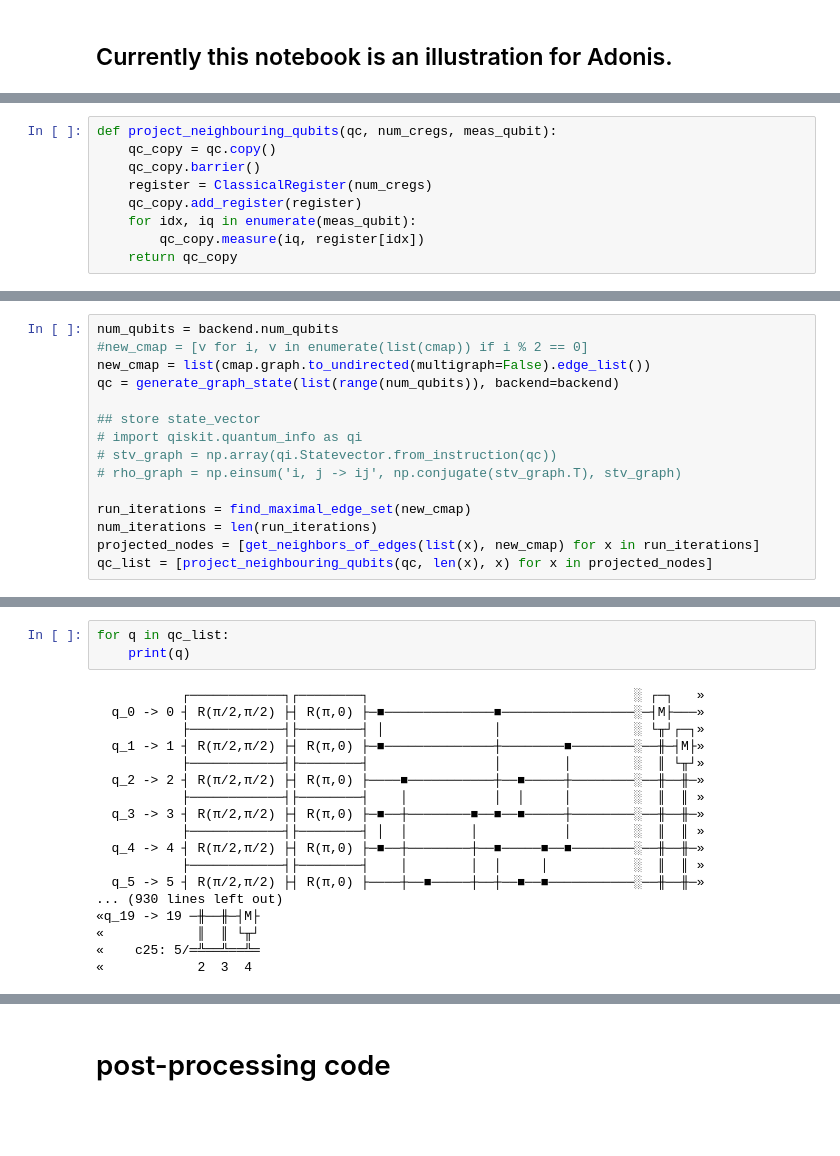
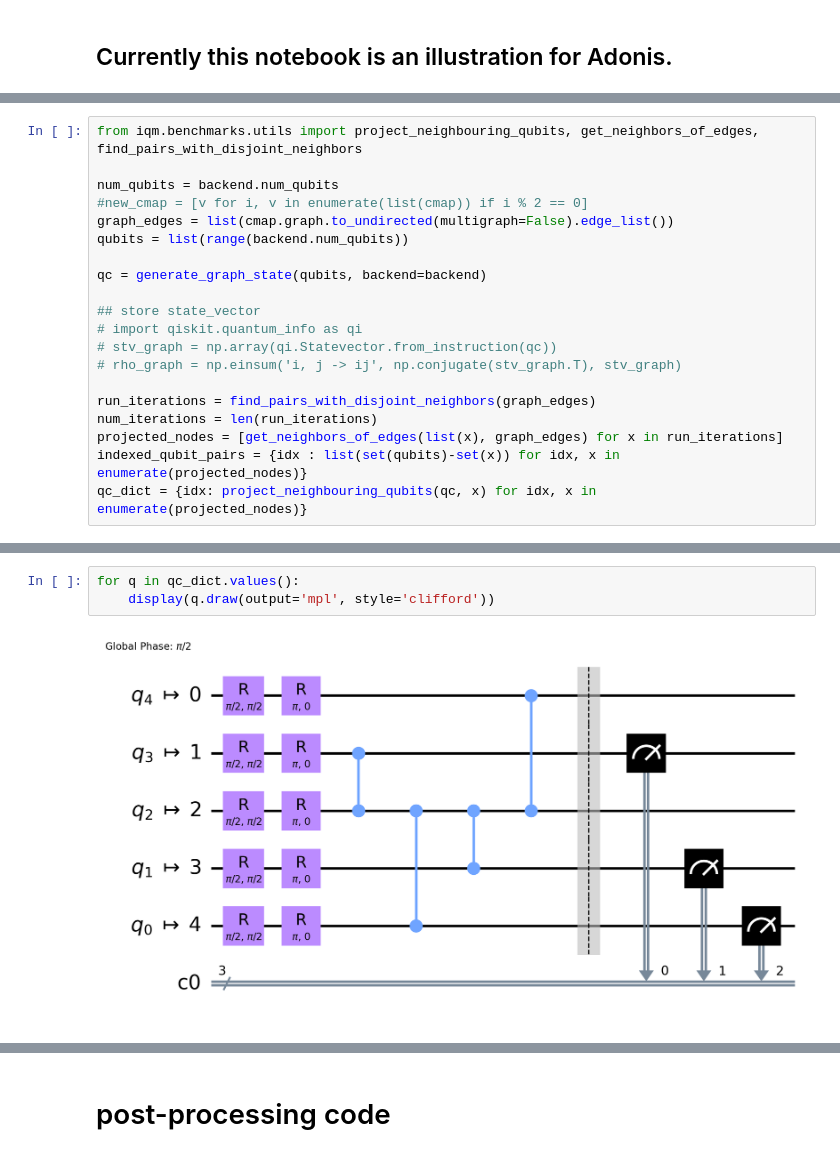
Before and after one commit to iqm-finland/iqm-benchmarks, a Jupyter notebook: examples/example_adonis_graph_state.ipynb, the cells around one changed output, grey strips where cells are left out. Drawn from its saved outputs; the diff is of its cells as text; blank space fills up the shorter version.

```diff
--- a/examples/example_adonis_graph_state.ipynb
+++ b/examples/example_adonis_graph_state.ipynb
@@ -103,9 +137,0 @@ def get_neighbors_of_edges(edges, graph_edges):
-# %%
-def project_neighbouring_qubits(qc, num_cregs, meas_qubit):
-    qc_copy = qc.copy()
-    qc_copy.barrier()
-    register = ClassicalRegister(num_cregs)
-    qc_copy.add_register(register)
-    for idx, iq in enumerate(meas_qubit):
-        qc_copy.measure(iq, register[idx])
-    return qc_copy
@@ -116,18 +138,23 @@ def alt_edge_neighbors(edges):
 # %%
+from iqm.benchmarks.utils import project_neighbouring_qubits, get_neighbors_of_edges, find_pairs_with_disjoint_neighbors
+
 num_qubits = backend.num_qubits
 #new_cmap = [v for i, v in enumerate(list(cmap)) if i % 2 == 0]
-new_cmap = list(cmap.graph.to_undirected(multigraph=False).edge_list())
-qc = generate_graph_state(list(range(num_qubits)), backend=backend)
+graph_edges = list(cmap.graph.to_undirected(multigraph=False).edge_list())
+qubits = list(range(backend.num_qubits))
+
+qc = generate_graph_state(qubits, backend=backend)
 
 ## store state_vector
 # import qiskit.quantum_info as qi
 # stv_graph = np.array(qi.Statevector.from_instruction(qc))
 # rho_graph = np.einsum('i, j -> ij', np.conjugate(stv_graph.T), stv_graph)
 
-run_iterations = find_maximal_edge_set(new_cmap)
+run_iterations = find_pairs_with_disjoint_neighbors(graph_edges)
 num_iterations = len(run_iterations)
-projected_nodes = [get_neighbors_of_edges(list(x), new_cmap) for x in run_iterations]
-qc_list = [project_neighbouring_qubits(qc, len(x), x) for x in projected_nodes]
+projected_nodes = [get_neighbors_of_edges(list(x), graph_edges) for x in run_iterations]
+indexed_qubit_pairs = {idx : list(set(qubits)-set(x)) for idx, x in enumerate(projected_nodes)}
+qc_dict = {idx: project_neighbouring_qubits(qc, x) for idx, x in enumerate(projected_nodes)}
 # %%
 run_iterations
 # %% [output]
@@ -159,21 +166,5 @@ projected_nodes
 # %%
-for q in qc_list:
-    print(q)
+for q in qc_dict.values():
+    display(q.draw(output='mpl', style='clifford'))
 # %% [output]
-           ┌────────────┐┌────────┐                                  ░ ┌─┐   »
-  q_0 -> 0 ┤ R(π/2,π/2) ├┤ R(π,0) ├─■──────────────■─────────────────░─┤M├───»
-           ├────────────┤├────────┤ │              │                 ░ └╥┘┌─┐»
-  q_1 -> 1 ┤ R(π/2,π/2) ├┤ R(π,0) ├─■──────────────┼────────■────────░──╫─┤M├»
-           ├────────────┤├────────┤                │        │        ░  ║ └╥┘»
-  q_2 -> 2 ┤ R(π/2,π/2) ├┤ R(π,0) ├────■───────────┼──■─────┼────────░──╫──╫─»
-           ├────────────┤├────────┤    │           │  │     │        ░  ║  ║ »
-  q_3 -> 3 ┤ R(π/2,π/2) ├┤ R(π,0) ├─■──┼────────■──■──■─────┼────────░──╫──╫─»
-           ├────────────┤├────────┤ │  │        │           │        ░  ║  ║ »
-  q_4 -> 4 ┤ R(π/2,π/2) ├┤ R(π,0) ├─■──┼────────┼──■─────■──■────────░──╫──╫─»
-           ├────────────┤├────────┤    │        │  │     │           ░  ║  ║ »
-  q_5 -> 5 ┤ R(π/2,π/2) ├┤ R(π,0) ├────┼──■─────┼──┼──■──■───────────░──╫──╫─»
-... (930 lines left out)
-«q_19 -> 19 ─╫──╫─┤M├
-«            ║  ║ └╥┘
-«    c25: 5/═╩══╩══╩═
-«            2  3  4
+[figure, added]
```
Also changed, not shown: parts of 12 cells of this notebook, 1 other file.
